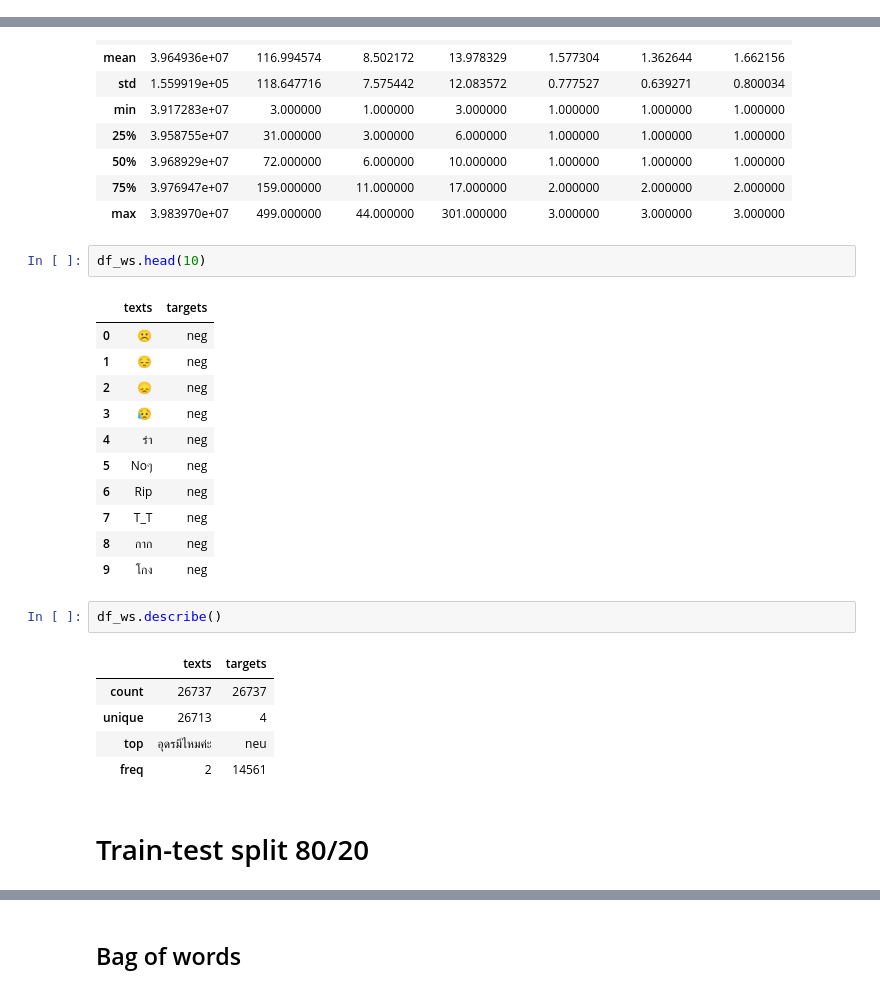
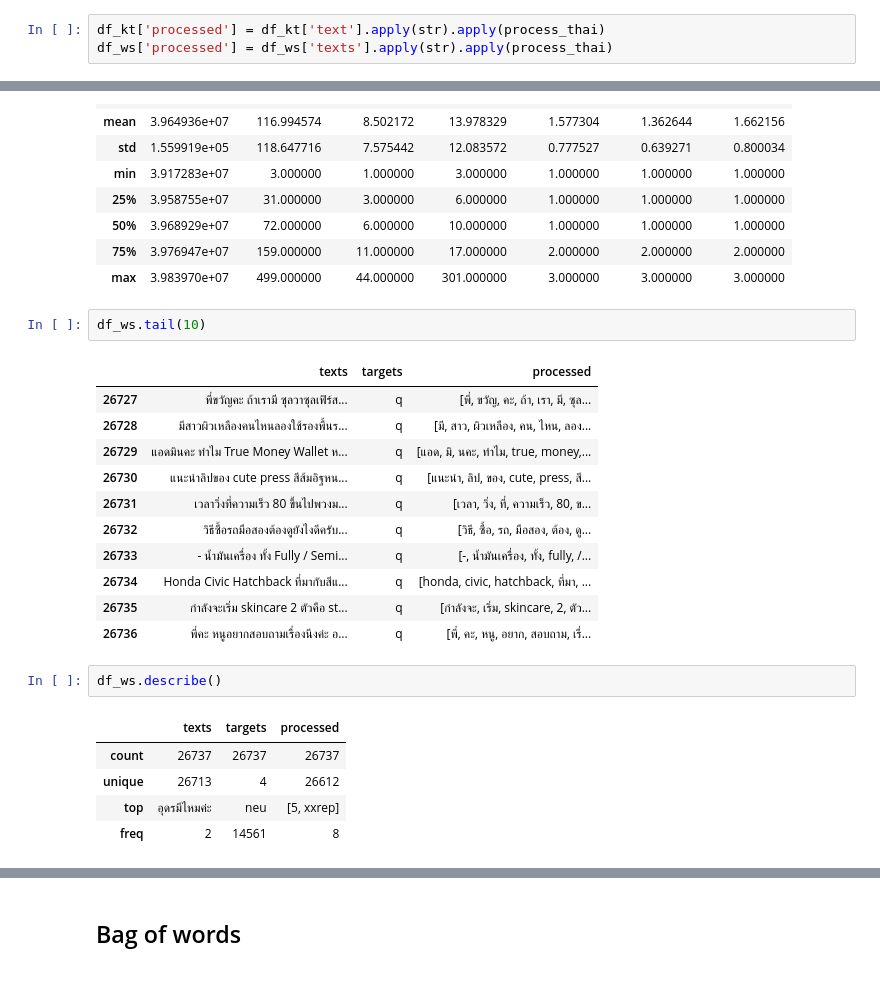
Before and after one commit to preenet/SETAR, a Jupyter notebook: src/Feature extraction.ipynb, the cells around one changed output, grey strips where cells are left out. Drawn from its saved outputs; the diff is of its cells as text.

```diff
--- a/src/Feature extraction.ipynb
+++ b/src/Feature extraction.ipynb
@@ -65,3 +77,6 @@ df_kt.shape, df_ws.shape
+# %%
+df_kt['processed'] = df_kt['text'].apply(str).apply(process_thai)
+df_ws['processed'] = df_ws['texts'].apply(str).apply(process_thai)
 # %%
 df_kt.head(10)
 # %% [output]
@@ -89,26 +104,24 @@ df_kt.describe()
 | 75% | 3.976947e+07 | 159.000000 | 11.000000 | 17.000000 | 2.000000 | 2.000000 | 2.000000 |
 | max | 3.983970e+07 | 499.000000 | 44.000000 | 301.000000 | 3.000000 | 3.000000 | 3.000000 |
 # %%
-df_ws.head(10)
+df_ws.tail(10)
 # %% [output]
-|  | texts | targets |
-| 0 | ☹️ | neg |
-| 1 | 😔 | neg |
-| 2 | 😞 | neg |
-| 3 | 😥 | neg |
-| 4 | รำ | neg |
-| 5 | Noๆ | neg |
-| 6 | Rip | neg |
-| 7 | T_T | neg |
-| 8 | กาก | neg |
-| 9 | โกง | neg |
+|  | texts | targets | processed |
+| 26727 | พี่ขวัญคะ ถ้าเรามี ซุลวาซุลเฟิร์ส... | q | [พี่, ขวัญ, คะ, ถ้า, เรา, มี, ซุล... |
+| 26728 | มีสาวผิวเหลืองคนไหนลองใช้รองพื้นร... | q | [มี, สาว, ผิวเหลือง, คน, ไหน, ลอง... |
+| 26729 | แอดมินคะ ทำไม True Money Wallet ห... | q | [แอด, มิ, นคะ, ทำไม, true, money,... |
+| 26730 | แนะนำลิปของ cute press สีส้มอิฐหน... | q | [แนะนำ, ลิป, ของ, cute, press, สี... |
+| 26731 | เวลาวิ่งที่ความเร็ว 80 ขึ้นไปพวงม... | q | [เวลา, วิ่ง, ที่, ความเร็ว, 80, ข... |
+| 26732 | วิธีซื้อรถมือสองต้องดูยังไงดีครับ... | q | [วิธี, ซื้อ, รถ, มือสอง, ต้อง, ดู... |
+| 26733 | - น้ำมันเครื่อง ทั้ง Fully / Semi... | q | [-, น้ำมันเครื่อง, ทั้ง, fully, /... |
+| 26734 | Honda Civic Hatchback ที่มากับสีแ... | q | [honda, civic, hatchback, ที่มา, ... |
+| 26735 | กำลังจะเริ่ม skincare 2 ตัวคือ st... | q | [กำลังจะ, เริ่ม, skincare, 2, ตัว... |
+| 26736 | พี่คะ หนูอยากสอบถามเรื่องนึงค่ะ อ... | q | [พี่, คะ, หนู, อยาก, สอบถาม, เรื่... |
 # %%
 df_ws.describe()
 # %% [output]
-|  | texts | targets |
-| count | 26737 | 26737 |
-| unique | 26713 | 4 |
-| top | อุดรมีไหมค่ะ | neu |
-| freq | 2 | 14561 |
+|  | texts | targets | processed |
+| count | 26737 | 26737 | 26737 |
+| unique | 26713 | 4 | 26612 |
+| top | อุดรมีไหมค่ะ | neu | [5, xxrep] |
+| freq | 2 | 14561 | 8 |
-# %% [markdown]
-# Train-test split 80/20
```
Also changed, not shown: parts of 46 cells of this notebook, 30 other files.
